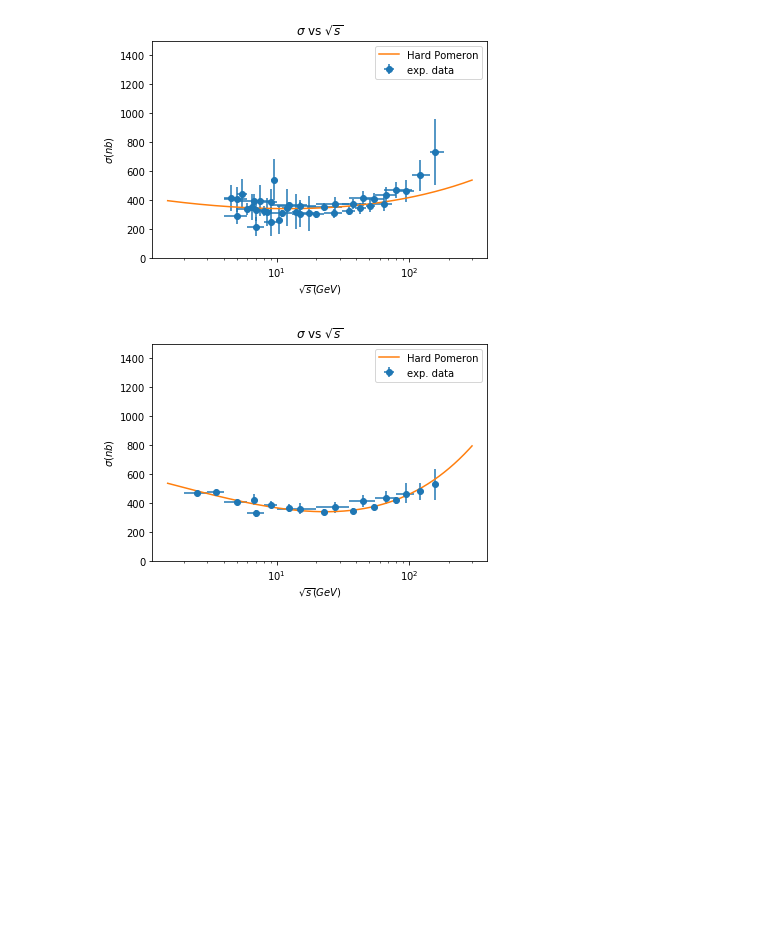
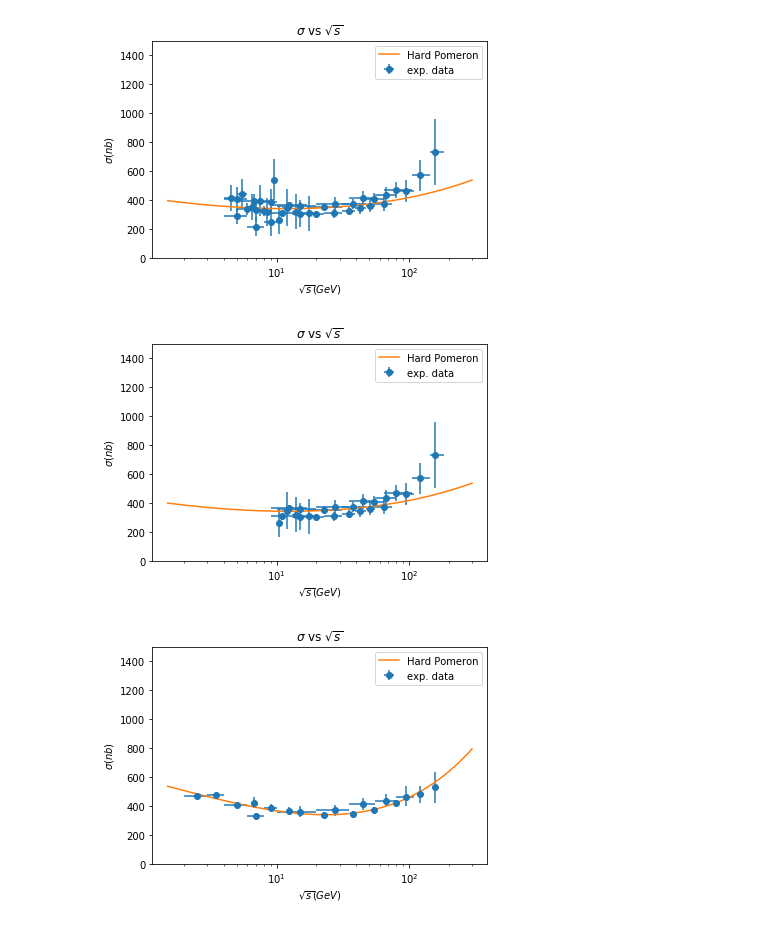
Before and after one commit to artur-amorim/gggpScatteringIHQCD, a Jupyter notebook: plots/SigmaGammaGamma/plotSigmaGammaGamma.ipynb, the cells around one changed output. Saved outputs shown, nothing was run; the diff lists cells and outputs as text; code cells hidden in the pictures; blank space fills up the shorter version.

Commit message:
Added plots from joint fits with sqrt(s) > 10 GeV.

```diff
--- a/plots/SigmaGammaGamma/plotSigmaGammaGamma.ipynb
+++ b/plots/SigmaGammaGamma/plotSigmaGammaGamma.ipynb
@@ -18,12 +18,14 @@ sigmaGammaGamma_pred_PHYTIA = pd.read_csv("SigmaGammaGamma_pred_PHYTIA.txt", sep
 sigmaGammaGamma_pred_Processed = pd.read_csv("SigmaGammaGamma_pred_Processed.txt", sep = '\t')
 sigmaGammaGamma_pred_joint_fit_PDG = pd.read_csv("SigmaGammaGamma_pred_joint_fit_PDG.txt", sep = '\t')
 sigmaGammaGamma_pred_joint_fit_PDG_W_gt_4 = pd.read_csv("SigmaGammaGamma_pred_joint_fit_PDG_W_gt_4.txt", sep = '\t')
+sigmaGammaGamma_pred_joint_fit_PDG_W_gt_10 = pd.read_csv("SigmaGammaGamma_final_pred.txt", sep = '\t')
 # Load exp data
 exp_data_PHOJET = pd.read_csv("gammagammaScatteringL3PHOJET.txt", sep = '\t')
 exp_data_PHYTIA = pd.read_csv("gammagammaScatteringL3PHYTIA.txt", sep = '\t')
 exp_data_Processed = pd.read_csv("gammagammaScatteringL3Processed.txt", sep = '\t')
 exp_data_PDG = pd.read_csv("SigmaGammaGamma_PDG_data.txt", sep = '\t')
 exp_data_PDG_W_gt_4 = pd.read_csv("SigmaGammaGamma_PDG_data_W_gt_4.txt", sep = '\t')
+exp_data_PDG_W_gt_10 = pd.read_csv("SigmaGammaGamma_PDG_data_W_gt_10.txt", sep = '\t')
 # %%
 def plotExpDataVsPred(exp_data, pred_data, label, output_file):
     """
@@ -71,6 +73,11 @@ plotExpDataVsPred(exp_data_PDG, sigmaGammaGamma_pred_joint_fit_PDG, "Hard Pomero
 plotExpDataVsPred(exp_data_PDG_W_gt_4, sigmaGammaGamma_pred_joint_fit_PDG_W_gt_4, "Hard Pomeron", "SigmaGammaGamma_vs_W_joint_fit_PDG_W_gt_4.pdf")
 # %% [output]
 [figure]
+# %%
+# Plots joint fit with PDG data with W > 10
+plotExpDataVsPred(exp_data_PDG_W_gt_10, sigmaGammaGamma_pred_joint_fit_PDG_W_gt_10, "Hard Pomeron", "SigmaGammaGamma_vs_W_joint_fit_PDG_W_gt_10.pdf")
+# %% [output]
+[figure, added]
 # %%
 # Plots fit results with PHOJET unfolding data only
 plotExpDataVsPred(exp_data_PHOJET, sigmaGammaGamma_pred_PHOJET_data_only, "Hard Pomeron", "SigmaGammaGamma_vs_W_PHOJET_data_only.pdf")
```
Also changed, not shown: 9 other files.
